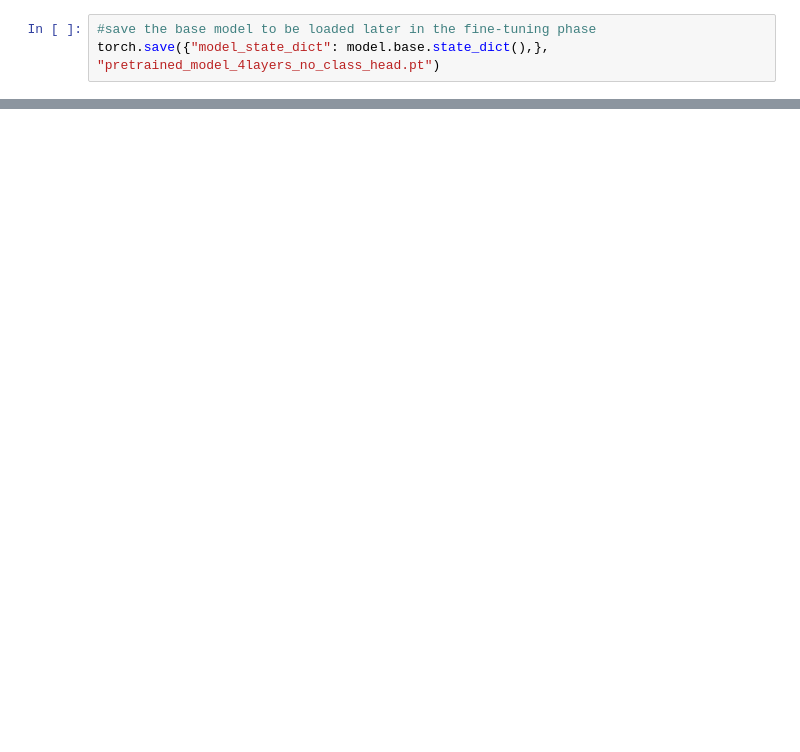
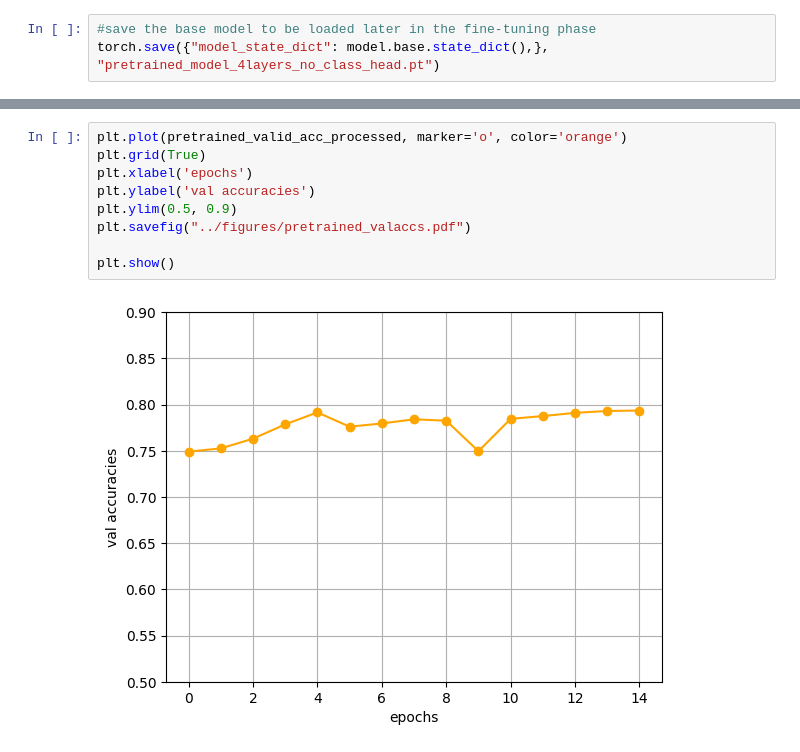
Before and after one commit to emilio-pcrd/altegrad_MVA24, a Jupyter notebook: Lab2/code/ALTEGRAD_2024_transfer_learning.ipynb, the cells around one changed output, grey strips where cells are left out. Drawn from its saved outputs; the diff is of its cells as text; blank space fills up the shorter version.

```diff
--- a/Lab2/code/ALTEGRAD_2024_transfer_learning.ipynb
+++ b/Lab2/code/ALTEGRAD_2024_transfer_learning.ipynb
@@ -644,0 +638,11 @@ for from_scratch in from_scratch_settings:
+# %%
+plt.plot(pretrained_valid_acc_processed, marker='o', color='orange')
+plt.grid(True)
+plt.xlabel('epochs')
+plt.ylabel('val accuracies')
+plt.ylim(0.5, 0.9)
+plt.savefig("../figures/pretrained_valaccs.pdf")
+
+plt.show()
+# %% [output]
+[figure, added]
```
Also changed, not shown: parts of 21 cells of this notebook, 18 other files.
